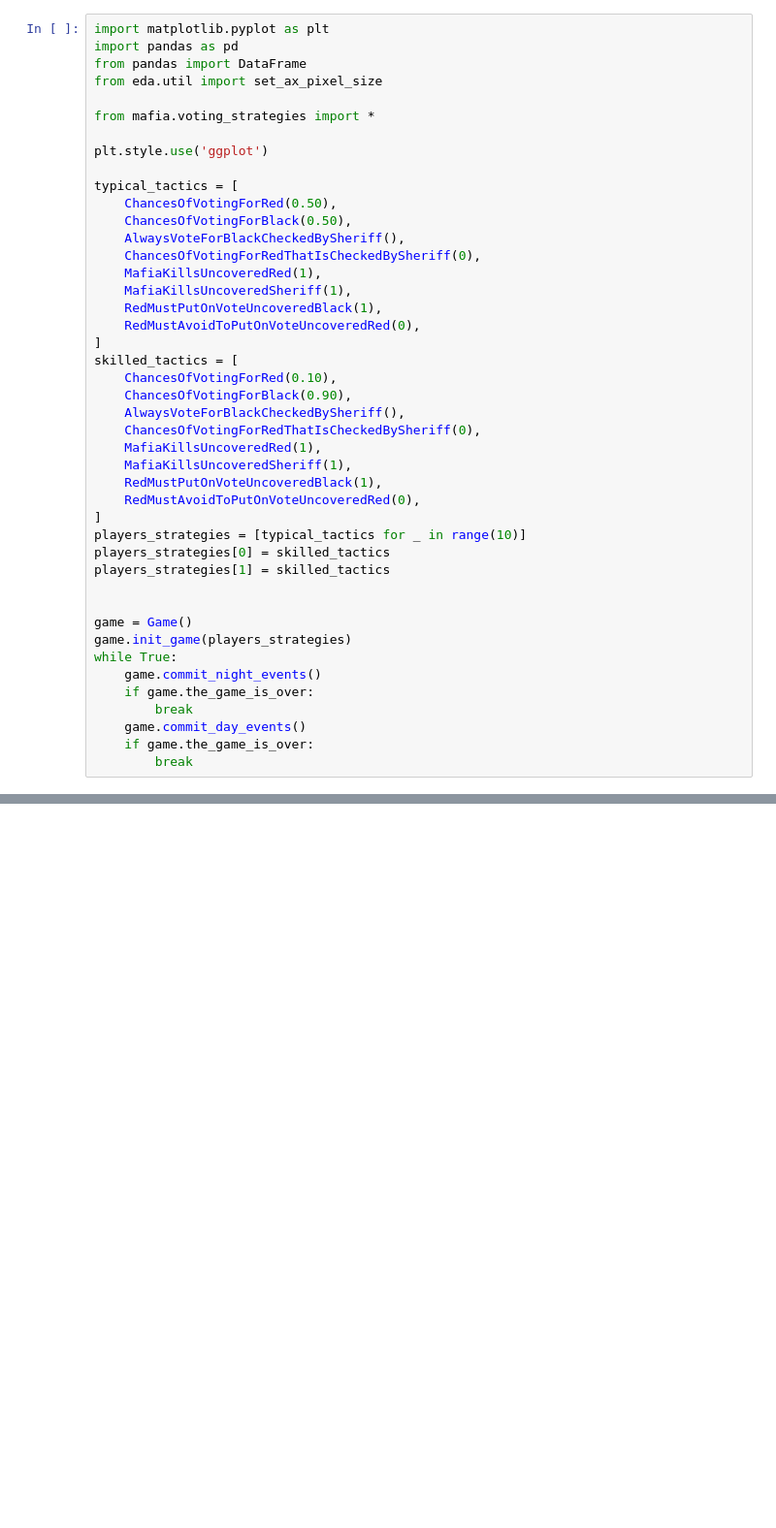
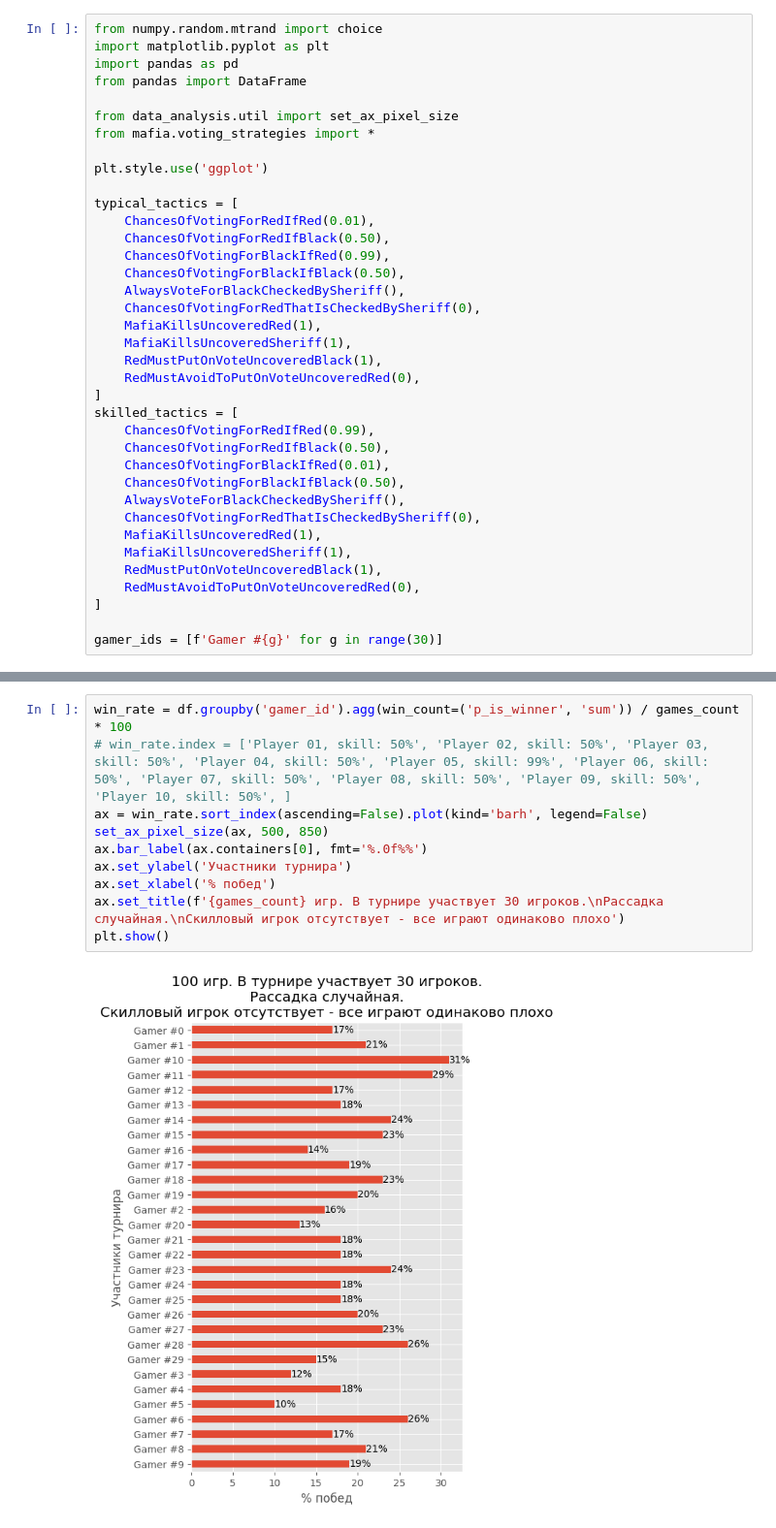
Before and after one commit to SergeySetti/mafiasim, a Jupyter notebook: data_analysis/tryit.ipynb, the cells around one changed output, grey strips where cells are left out. Shown: that part at 97% size. Saved outputs shown, nothing was run; the diff lists cells and outputs as text; blank space fills up the shorter version.

```diff
--- a/data_analysis/tryit.ipynb
+++ b/data_analysis/tryit.ipynb
@@ -1,16 +1,19 @@
 # %%
+from numpy.random.mtrand import choice
 import matplotlib.pyplot as plt
 import pandas as pd
 from pandas import DataFrame
-from eda.util import set_ax_pixel_size
 
+from data_analysis.util import set_ax_pixel_size
 from mafia.voting_strategies import *
 
 plt.style.use('ggplot')
 
 typical_tactics = [
-    ChancesOfVotingForRed(0.50),
-    ChancesOfVotingForBlack(0.50),
+    ChancesOfVotingForRedIfRed(0.01),
+    ChancesOfVotingForRedIfBlack(0.50),
+    ChancesOfVotingForBlackIfRed(0.99),
+    ChancesOfVotingForBlackIfBlack(0.50),
     AlwaysVoteForBlackCheckedBySheriff(),
     ChancesOfVotingForRedThatIsCheckedBySheriff(0),
     MafiaKillsUncoveredRed(1),
@@ -19,8 +22,10 @@ typical_tactics = [
     RedMustAvoidToPutOnVoteUncoveredRed(0),
 ]
 skilled_tactics = [
-    ChancesOfVotingForRed(0.10),
-    ChancesOfVotingForBlack(0.90),
+    ChancesOfVotingForRedIfRed(0.99),
+    ChancesOfVotingForRedIfBlack(0.50),
+    ChancesOfVotingForBlackIfRed(0.01),
+    ChancesOfVotingForBlackIfBlack(0.50),
     AlwaysVoteForBlackCheckedBySheriff(),
     ChancesOfVotingForRedThatIsCheckedBySheriff(0),
     MafiaKillsUncoveredRed(1),
@@ -28,18 +33,6 @@ skilled_tactics = [
     RedMustPutOnVoteUncoveredBlack(1),
     RedMustAvoidToPutOnVoteUncoveredRed(0),
 ]
-players_strategies = [typical_tactics for _ in range(10)]
-players_strategies[0] = skilled_tactics
-players_strategies[1] = skilled_tactics
 
-
-game = Game()
-game.init_game(players_strategies)
-while True:
-    game.commit_night_events()
-    if game.the_game_is_over:
-        break
-    game.commit_day_events()
-    if game.the_game_is_over:
-        break
+gamer_ids = [f'Gamer #{g}' for g in range(30)]
 # %%
@@ -78,3 +100,15 @@ set_ax_pixel_size(ax, width=400)
+# %%
+win_rate = df.groupby('gamer_id').agg(win_count=('p_is_winner', 'sum')) / games_count * 100
+# win_rate.index = ['Player 01, skill: 50%', 'Player 02, skill: 50%', 'Player 03, skill: 50%', 'Player 04, skill: 50%', 'Player 05, skill: 99%', 'Player 06, skill: 50%', 'Player 07, skill: 50%', 'Player 08, skill: 50%', 'Player 09, skill: 50%', 'Player 10, skill: 50%', ]
+ax = win_rate.sort_index(ascending=False).plot(kind='barh', legend=False)
+set_ax_pixel_size(ax, 500, 850)
+ax.bar_label(ax.containers[0], fmt='%.0f%%')
+ax.set_ylabel('Участники турнира')
+ax.set_xlabel('% побед')
+ax.set_title(f'{games_count} игр. В турнире участвует 30 игроков.\nРассадка случайная.\nСкилловый игрок отсутствует - все играют одинаково плохо')
+plt.show()
+# %% [output]
+[figure, added]
 # %%
 win_rate_by_sheriff_longevity = df.groupby(['g_time', 'g_when_sheriff_killed', 'g_who_wins']).agg(wins_count=('g_who_wins', 'count')).reset_index()
 
```
Also changed, not shown: parts of 4 cells of this notebook, 4 other files.
